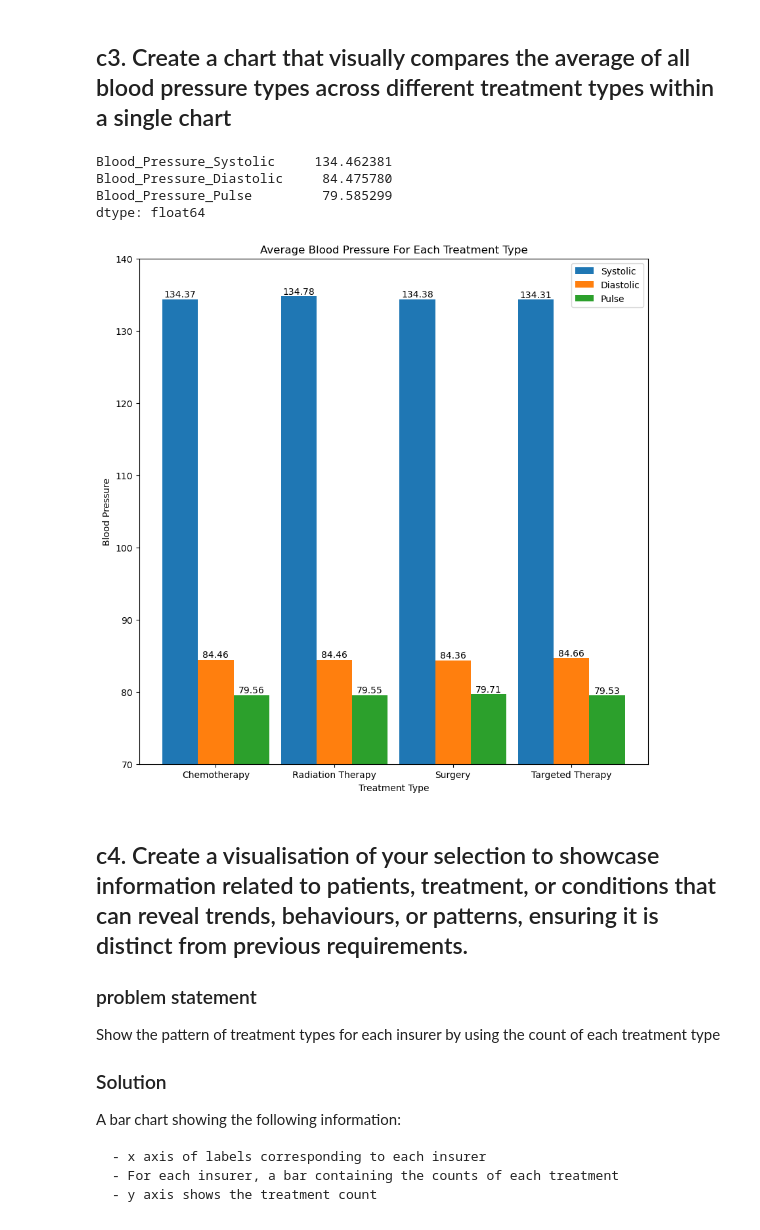
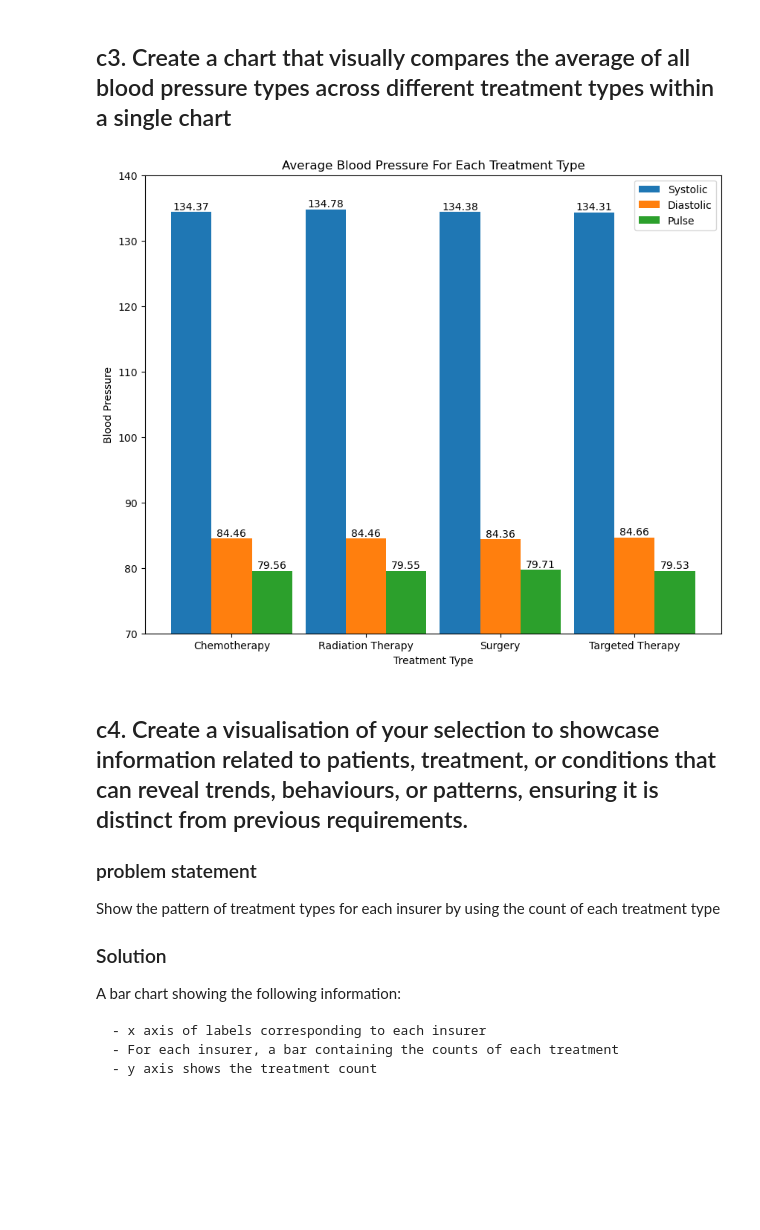
Before and after one commit to RalleyD/COM731-Assessment, a Jupyter notebook: analyse_cancer_data.ipynb, the cells around one changed output. Saved outputs shown, nothing was run; the diff lists cells and outputs as text; code cells hidden in the pictures; blank space fills up the shorter version.

```diff
--- a/analyse_cancer_data.ipynb
+++ b/analyse_cancer_data.ipynb
@@ -226,41 +226,14 @@ smoking_packs_cancer_stage(lung_cancer_df)
 [figure]
 # %% [markdown]
 ## c3. Create a chart that visually compares the average of all blood pressure types across different treatment types within a single chart
-# %%
-treatment_blood_press_df = lung_cancer_df.loc[:, ['Treatment', 'Blood_Pressure_Systolic', 'Blood_Pressure_Diastolic', 'Blood_Pressure_Pulse']]
-
-treatment_blood_press = treatment_blood_press_df.groupby('Treatment')[['Blood_Pressure_Systolic', 'Blood_Pressure_Diastolic', 'Blood_Pressure_Pulse']].mean()
-
-x_treatment = treatment_blood_press.index.to_list()
-# in order to divide a bar into three, a numpy array is required to offset the bar
-x_axis = np.arange(len(x_treatment))
-
-y_systolic = treatment_blood_press.Blood_Pressure_Systolic.to_list()
-y_diastolic = treatment_blood_press.Blood_Pressure_Diastolic.to_list()
-y_pulse = treatment_blood_press.Blood_Pressure_Pulse.to_list()
-
-fig = plt.figure(figsize=(10,10))
-
-blood_pressure_bars = []
-blood_pressure_bars.append(plt.bar(x_axis-0.3, y_systolic, width=0.3, label='Systolic'))
-blood_pressure_bars.append(plt.bar(x_axis, y_diastolic, width=0.3, label='Diastolic'))
-blood_pressure_bars.append(plt.bar(x_axis+0.3, y_pulse, width=0.3, label="Pulse"))
-
-for bar in blood_pressure_bars:
-    plt.bar_label(bar, fmt="%.2f")
-plt.xticks(x_axis, x_treatment)
-plt.xlabel("Treatment Type")
-plt.ylabel("Blood Pressure")
-plt.ylim((70,140))
-plt.legend()
-plt.title("Average Blood Pressure For Each Treatment Type")
-plt.show()
-# %% [output]
-Blood_Pressure_Systolic     134.462381
-Blood_Pressure_Diastolic     84.475780
-Blood_Pressure_Pulse         79.585299
-dtype: float64
-[figure, removed]
+# %%
+from src.wrangling.extract_data_pd import blood_pressure_treatment
+from src.wrangling.userInterface.visualise.plot_data import plot_blood_pressure_treatment
+
+blood_pressure_data = blood_pressure_treatment(lung_cancer_df)
+plot_blood_pressure_treatment(blood_pressure_data)
+# %% [output]
+[figure, added]
 # %% [markdown]
 ## c4. Create a visualisation of your selection to showcase information related to patients, treatment, or conditions that can reveal trends, behaviours, or patterns, ensuring it is distinct from previous requirements.
 
```
Also changed, not shown: 2 other files.
